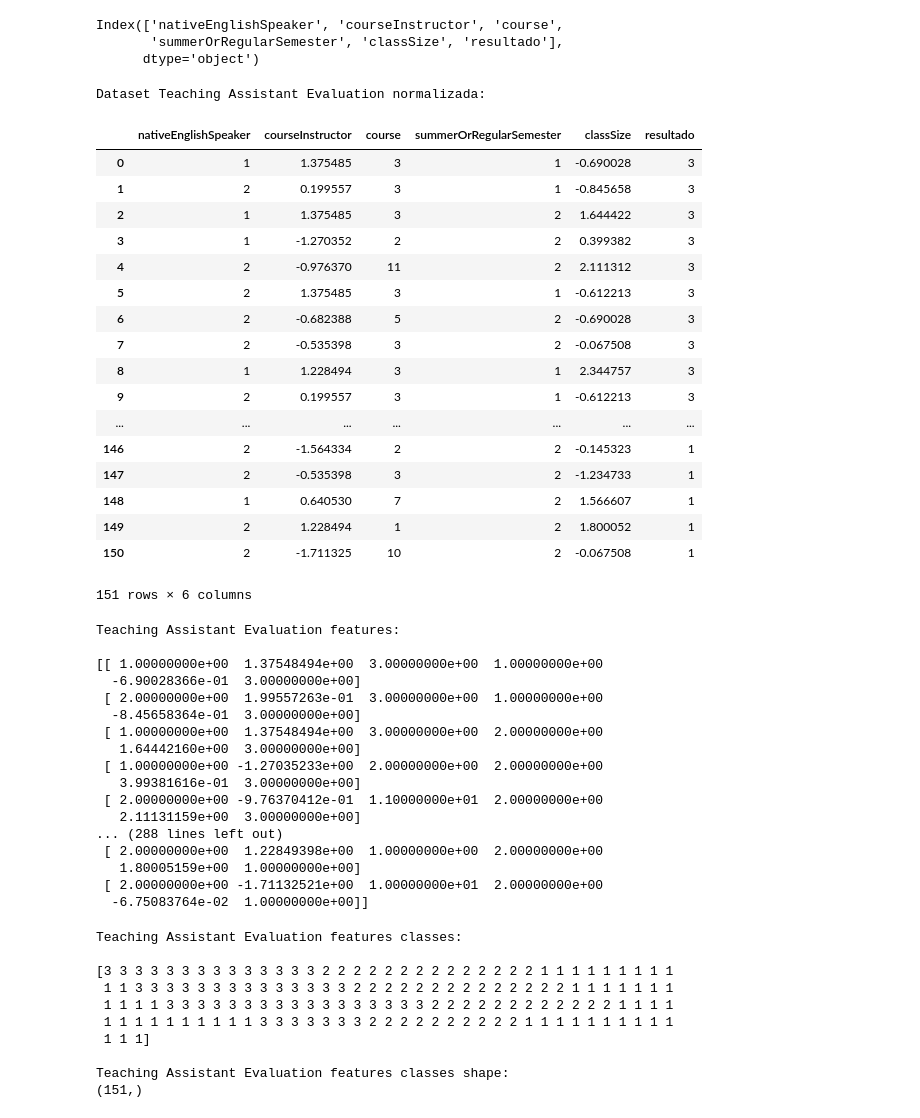
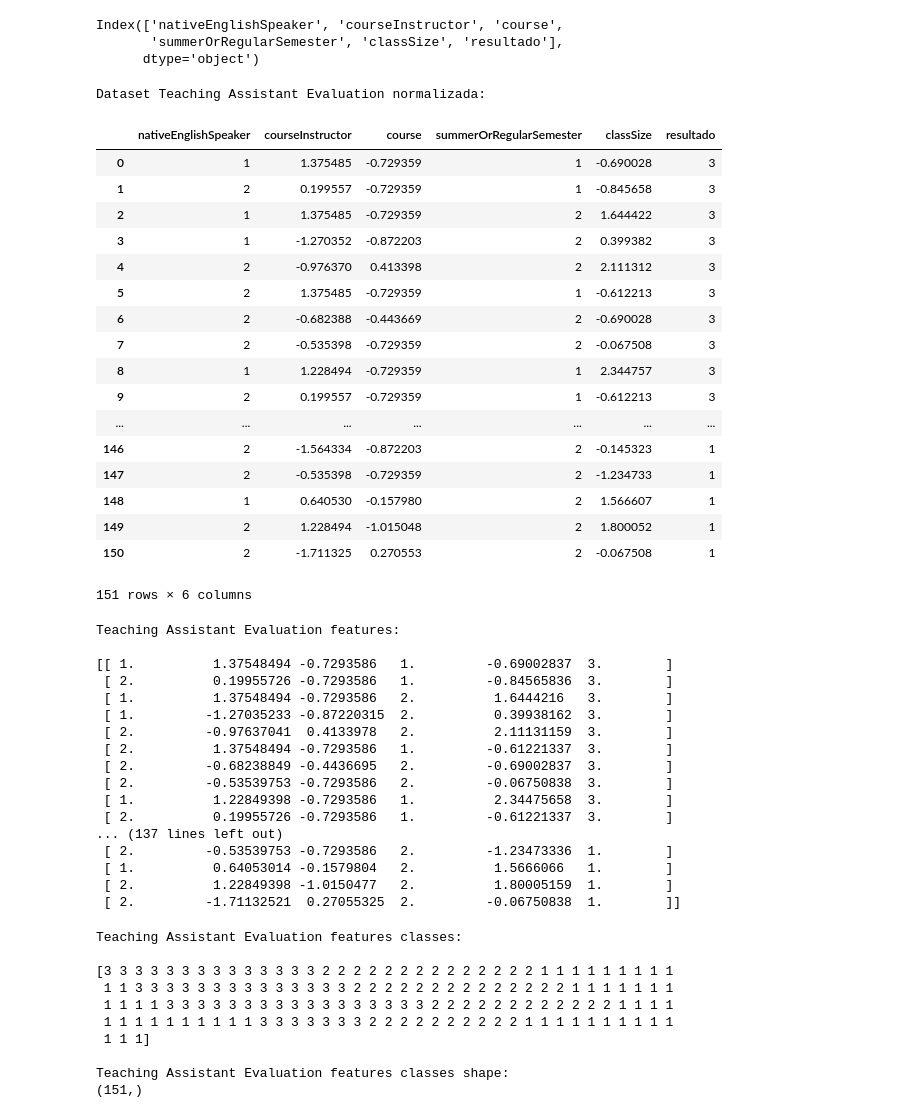
Before and after one commit to AnaGMendesPedroso/IA-desempenho-algoritmos-classificacao, a Jupyter notebook: src/teachingAssistantEvaluation/teaching.ipynb, the cells around one changed output. Saved outputs shown, nothing was run; the diff lists cells and outputs as text; code cells hidden in the pictures.

Commit message:
Configurando os parâmetros do dataset no jupyter teaching.ipynb

```diff
--- a/src/teachingAssistantEvaluation/teaching.ipynb
+++ b/src/teachingAssistantEvaluation/teaching.ipynb
@@ -43,32 +45,33 @@ Index(['nativeEnglishSpeaker', 'courseInstructor', 'course',
 # %%
 teaching_normalizada = dataset_teaching.values.copy()
 normalizador =  StandardScaler()
 
 teaching_normalizada = normalizador.fit_transform(dataset_teaching)
 dataset_teaching['courseInstructor'] = teaching_normalizada[:,1]
+dataset_teaching['course'] = teaching_normalizada[:,2]
 dataset_teaching['classSize'] = teaching_normalizada[:,4]
 
 print("\nDataset Teaching Assistant Evaluation normalizada:")
 dataset_teaching
 # %% [output]
 Dataset Teaching Assistant Evaluation normalizada:
 |  | nativeEnglishSpeaker | courseInstructor | course | summerOrRegularSemester | classSize | resultado |
-| 0 | 1 | 1.375485 | 3 | 1 | -0.690028 | 3 |
-| 1 | 2 | 0.199557 | 3 | 1 | -0.845658 | 3 |
-| 2 | 1 | 1.375485 | 3 | 2 | 1.644422 | 3 |
-| 3 | 1 | -1.270352 | 2 | 2 | 0.399382 | 3 |
-| 4 | 2 | -0.976370 | 11 | 2 | 2.111312 | 3 |
-| 5 | 2 | 1.375485 | 3 | 1 | -0.612213 | 3 |
-| 6 | 2 | -0.682388 | 5 | 2 | -0.690028 | 3 |
-| 7 | 2 | -0.535398 | 3 | 2 | -0.067508 | 3 |
-| 8 | 1 | 1.228494 | 3 | 1 | 2.344757 | 3 |
-| 9 | 2 | 0.199557 | 3 | 1 | -0.612213 | 3 |
+| 0 | 1 | 1.375485 | -0.729359 | 1 | -0.690028 | 3 |
+| 1 | 2 | 0.199557 | -0.729359 | 1 | -0.845658 | 3 |
+| 2 | 1 | 1.375485 | -0.729359 | 2 | 1.644422 | 3 |
+| 3 | 1 | -1.270352 | -0.872203 | 2 | 0.399382 | 3 |
+| 4 | 2 | -0.976370 | 0.413398 | 2 | 2.111312 | 3 |
+| 5 | 2 | 1.375485 | -0.729359 | 1 | -0.612213 | 3 |
+| 6 | 2 | -0.682388 | -0.443669 | 2 | -0.690028 | 3 |
+| 7 | 2 | -0.535398 | -0.729359 | 2 | -0.067508 | 3 |
+| 8 | 1 | 1.228494 | -0.729359 | 1 | 2.344757 | 3 |
+| 9 | 2 | 0.199557 | -0.729359 | 1 | -0.612213 | 3 |
 | ... | ... | ... | ... | ... | ... | ... |
-| 146 | 2 | -1.564334 | 2 | 2 | -0.145323 | 1 |
-| 147 | 2 | -0.535398 | 3 | 2 | -1.234733 | 1 |
-| 148 | 1 | 0.640530 | 7 | 2 | 1.566607 | 1 |
-| 149 | 2 | 1.228494 | 1 | 2 | 1.800052 | 1 |
-| 150 | 2 | -1.711325 | 10 | 2 | -0.067508 | 1 |
+| 146 | 2 | -1.564334 | -0.872203 | 2 | -0.145323 | 1 |
+| 147 | 2 | -0.535398 | -0.729359 | 2 | -1.234733 | 1 |
+| 148 | 1 | 0.640530 | -0.157980 | 2 | 1.566607 | 1 |
+| 149 | 2 | 1.228494 | -1.015048 | 2 | 1.800052 | 1 |
+| 150 | 2 | -1.711325 | 0.270553 | 2 | -0.067508 | 1 |
 151 rows × 6 columns
 # %%
 teaching_values = dataset_teaching.iloc[:,0:6].values
@@ -77,21 +80,21 @@ print(teaching_values)
 # %% [output]
 Teaching Assistant Evaluation features:
 
-[[ 1.00000000e+00  1.37548494e+00  3.00000000e+00  1.00000000e+00
-  -6.90028366e-01  3.00000000e+00]
- [ 2.00000000e+00  1.99557263e-01  3.00000000e+00  1.00000000e+00
-  -8.45658364e-01  3.00000000e+00]
- [ 1.00000000e+00  1.37548494e+00  3.00000000e+00  2.00000000e+00
-   1.64442160e+00  3.00000000e+00]
- [ 1.00000000e+00 -1.27035233e+00  2.00000000e+00  2.00000000e+00
-   3.99381616e-01  3.00000000e+00]
- [ 2.00000000e+00 -9.76370412e-01  1.10000000e+01  2.00000000e+00
-   2.11131159e+00  3.00000000e+00]
-... (288 lines left out)
- [ 2.00000000e+00  1.22849398e+00  1.00000000e+00  2.00000000e+00
-   1.80005159e+00  1.00000000e+00]
- [ 2.00000000e+00 -1.71132521e+00  1.00000000e+01  2.00000000e+00
-  -6.75083764e-02  1.00000000e+00]]
+[[ 1.          1.37548494 -0.7293586   1.         -0.69002837  3.        ]
+ [ 2.          0.19955726 -0.7293586   1.         -0.84565836  3.        ]
+ [ 1.          1.37548494 -0.7293586   2.          1.6444216   3.        ]
+ [ 1.         -1.27035233 -0.87220315  2.          0.39938162  3.        ]
+ [ 2.         -0.97637041  0.4133978   2.          2.11131159  3.        ]
+ [ 2.          1.37548494 -0.7293586   1.         -0.61221337  3.        ]
+ [ 2.         -0.68238849 -0.4436695   2.         -0.69002837  3.        ]
+ [ 2.         -0.53539753 -0.7293586   2.         -0.06750838  3.        ]
+ [ 1.          1.22849398 -0.7293586   1.          2.34475658  3.        ]
+ [ 2.          0.19955726 -0.7293586   1.         -0.61221337  3.        ]
+... (137 lines left out)
+ [ 2.         -0.53539753 -0.7293586   2.         -1.23473336  1.        ]
+ [ 1.          0.64053014 -0.1579804   2.          1.5666066   1.        ]
+ [ 2.          1.22849398 -1.0150477   2.          1.80005159  1.        ]
+ [ 2.         -1.71132521  0.27055325  2.         -0.06750838  1.        ]]
 # %%
 teaching_classes = dataset_teaching.iloc[:,5].values
 print("\nTeaching Assistant Evaluation features classes:\n")
```
Also changed, not shown: parts of 9 cells of this notebook, 5 other files.
